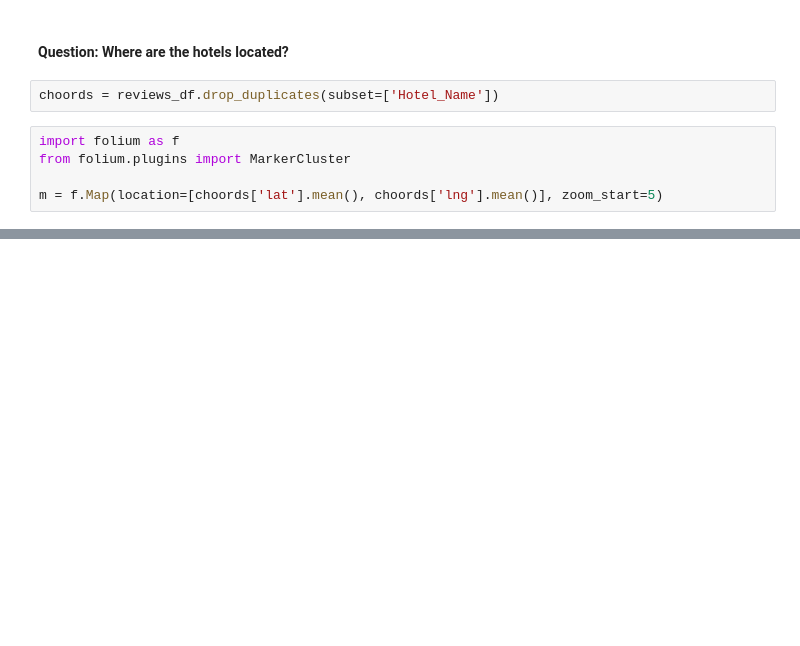
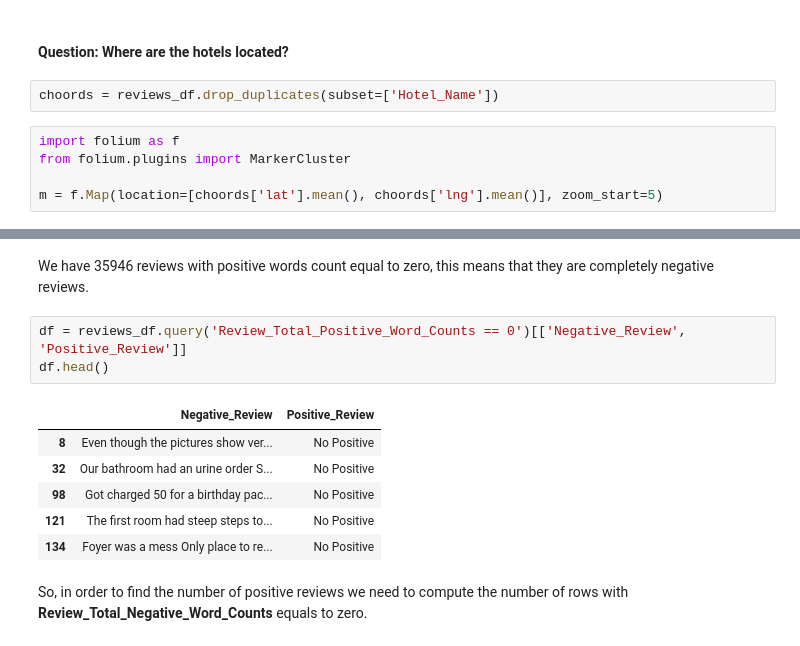
Before and after one commit to LuigiCerone/Hotel-Reviews-Data-Analysis, a Jupyter notebook: Hotel_Reviews_Copia_Lavoro_Giggi.ipynb, the cells around one changed output, grey strips where cells are left out. Drawn from its saved outputs; the diff is of its cells as text; blank space fills up the shorter version.

```diff
--- a/Hotel_Reviews_Copia_Lavoro_Giggi.ipynb
+++ b/Hotel_Reviews_Copia_Lavoro_Giggi.ipynb
@@ -542,0 +558,14 @@ m
+# %% [markdown]
+We have 35946 reviews with positive words count equal to zero, this means that they are completely negative reviews.
+# %%
+df = reviews_df.query('Review_Total_Positive_Word_Counts == 0')[['Negative_Review', 'Positive_Review']]
+df.head()
+# %% [output]
+|  | Negative_Review | Positive_Review |
+| 8 | Even though the pictures show ver... | No Positive |
+| 32 | Our bathroom had an urine order S... | No Positive |
+| 98 | Got charged 50 for a birthday pac... | No Positive |
+| 121 | The first room had steep steps to... | No Positive |
+| 134 | Foyer was a mess Only place to re... | No Positive |
+# %% [markdown]
+So, in order to find the number of positive reviews we need to compute the number of rows with **Review_Total_Negative_Word_Counts** equals to zero.
```
Also changed, not shown: parts of 20 cells of this notebook.
